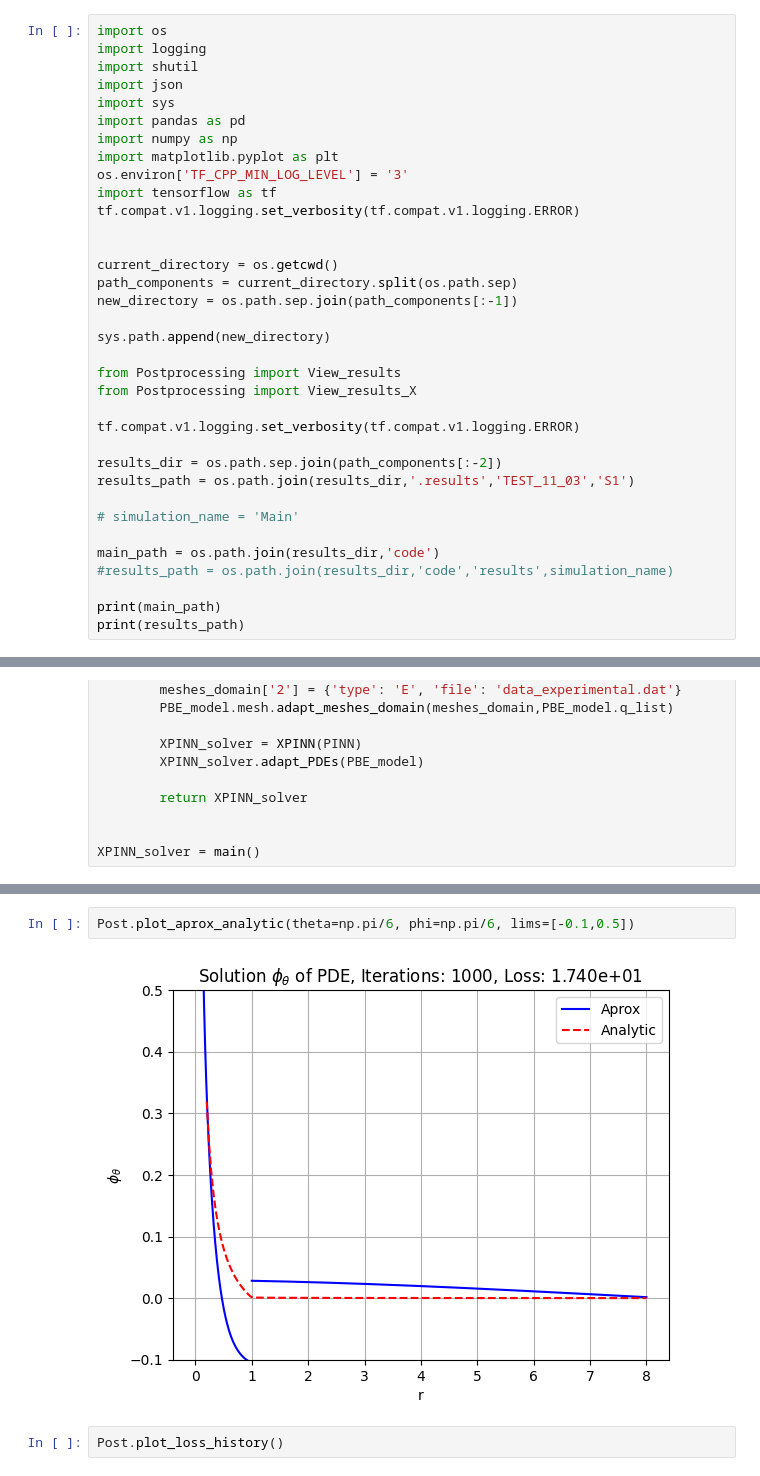
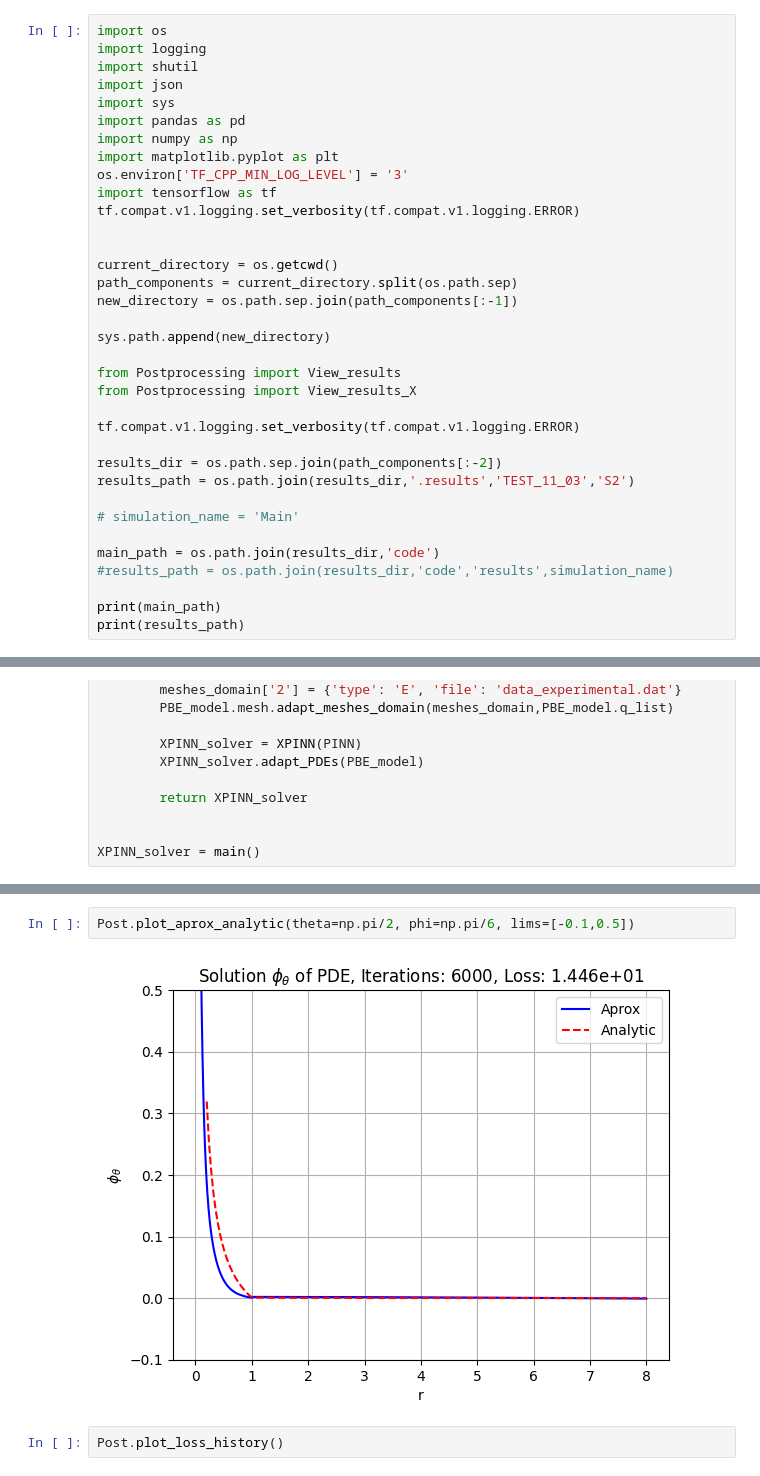
Before and after one commit to MartinAchondo/XPPBE, a Jupyter notebook: code/Post/postprocessing.ipynb, the cells around one changed output, grey strips where cells are left out. Drawn from its saved outputs; the diff is of its cells as text.

```diff
--- a/code/Post/postprocessing.ipynb
+++ b/code/Post/postprocessing.ipynb
@@ -24,7 +24,7 @@ from Postprocessing import View_results_X
 tf.compat.v1.logging.set_verbosity(tf.compat.v1.logging.ERROR)
 
 results_dir = os.path.sep.join(path_components[:-2])
-results_path = os.path.join(results_dir,'.results','TEST_11_03','S1')
+results_path = os.path.join(results_dir,'.results','TEST_11_03','S2')
 
 # simulation_name = 'Main'
 
@@ -123,7 +123,7 @@ Post.plot_u_plane(theta=np.pi, phi=0)
 # %%
-Post.plot_aprox_analytic(theta=np.pi/6, phi=np.pi/6, lims=[-0.1,0.5])
+Post.plot_aprox_analytic(theta=np.pi/2, phi=np.pi/6, lims=[-0.1,0.5])
 # %% [output]
-[figure, old version]
+[figure, new version]
 # %%
 Post.plot_loss_history()
 # %% [output]
```
Also changed, not shown: parts of 6 cells of this notebook, 20 other files.
